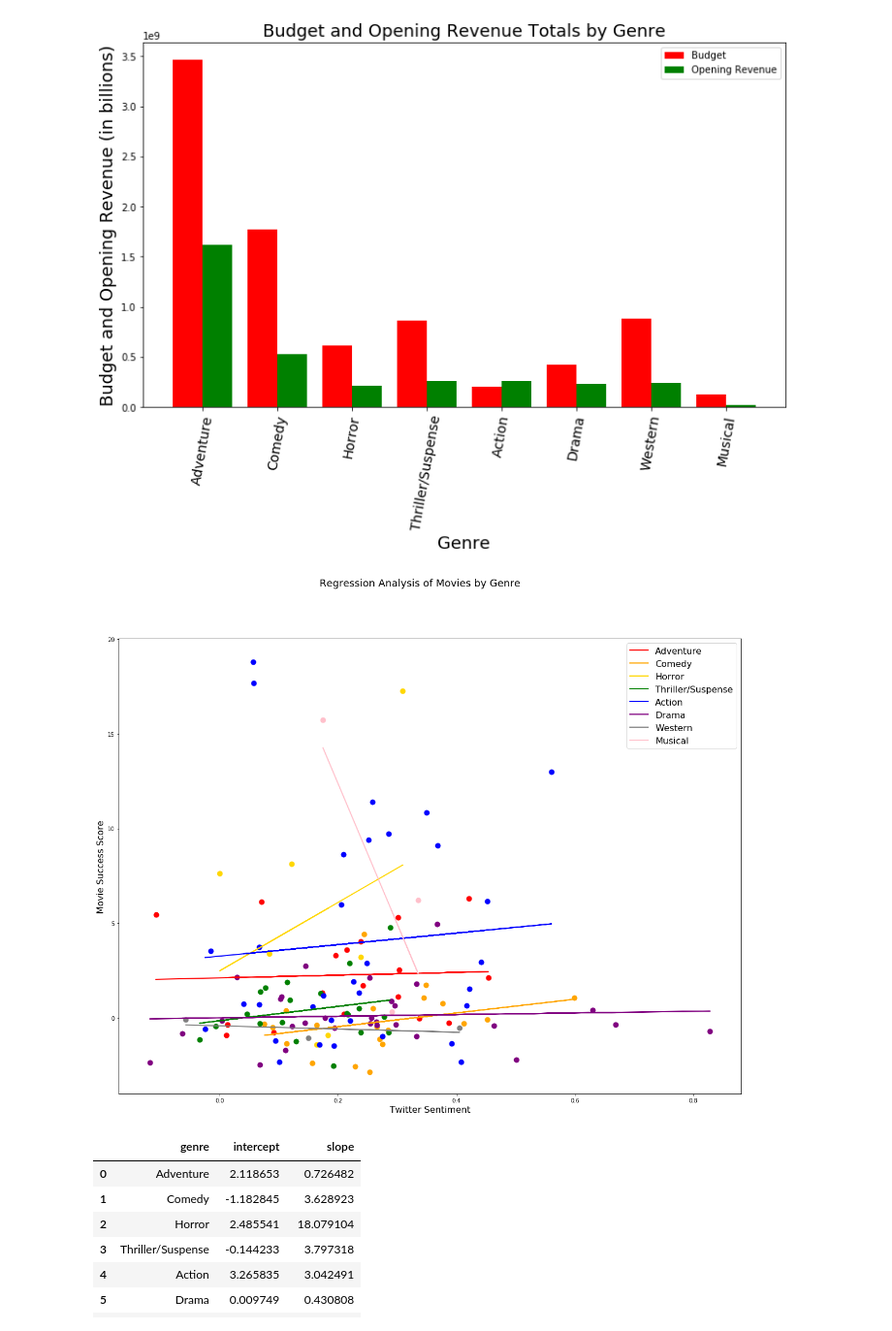
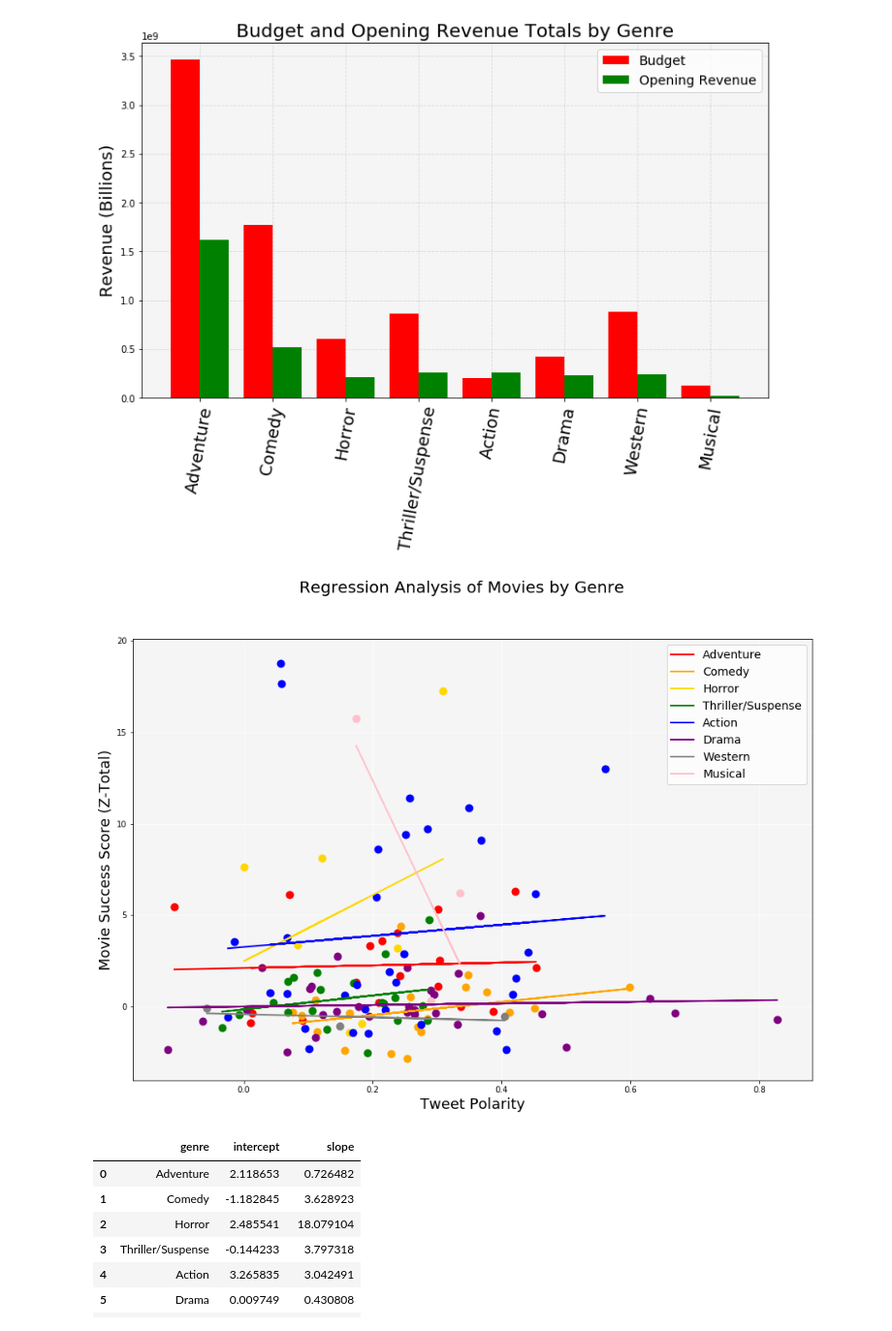
Before and after one commit to Jayleh/dream-reapers, a Jupyter notebook: graphing.ipynb, the cells around one changed output. Shown: that part at 97% size. Saved outputs shown, nothing was run; the diff lists cells and outputs as text; code cells hidden in the pictures.

Commit message:
created plots for prediction daily sentiment, edited plots

```diff
--- a/graphing.ipynb
+++ b/graphing.ipynb
@@ -58,45 +58,61 @@ plt.bar(np.arange(len(groupedSummary))-.20, groupedSummary['budget'], color = "r
 plt.bar(np.arange(len(groupedSummary))+.20, groupedSummary['opening'], color = "green", width = .4, label = "Opening Revenue")
 
 tick_location = np.arange(len(groupedSummary))
-plt.xticks(tick_location, genres, rotation=80, fontsize=14)
+plt.xticks(tick_location, genres, rotation=80, fontsize=18)
 
-plt.title("Budget and Opening Revenue Totals by Genre", fontsize=18)
-plt.xlabel("Genre", fontsize=18)
-plt.ylabel("Budget and Opening Revenue (in billions)", fontsize=18)
+plt.title("Budget and Opening Revenue Totals by Genre", fontsize=20)
+# plt.xlabel("Genre", fontsize=18)
+plt.ylabel("Revenue (Billions)", fontsize=18)
 
-plt.legend()
+plt.legend(fontsize=14)
+
+# Set axes background color
+ax = plt.gca()
+ax.set_facecolor('whitesmoke')
+
+# Insert grid lines and set behind plot elements
+ax.grid(linestyle='--', color='lightgrey', alpha=0.8)
+ax.set_axisbelow(True)
 
 plt.savefig("images/GenreBudgetRevenue.png", bbox_inches="tight")
 plt.show()
 # %% [output]
-[figure, old version]
+[figure, new version]
 # %%
 #2 genre sentiment vs score with regression
 colors = ["red","orange","gold","green","blue","purple","grey","pink","black","brown"]
 g_list = []
 
-fig, gx = plt.subplots(figsize=(20, 15))
+fig, gx = plt.subplots(figsize=(15, 10))
 
 for x in np.arange(len(genres)):
     g = genres[x]
     genre = movie_data_df.loc[(movie_data_df['genre'] == g)]
     (gslope, gintercept, _, _, _) = stats.linregress(genre['compound'], genre['ztotal'])
     gfit = (gslope * genre['compound']) + gintercept
     g_dict = {"genre": g, "slope":gslope, "intercept":gintercept}
     g_list.append(g_dict)
     gx.plot(genre['compound'], gfit, color = colors[x], label = g, linewidth = 2)
     gx.scatter(genre['compound'], genre['ztotal'], s = 100, linewidth=0, marker="o", color=colors[x], label = None)
-    gx.set_ylabel("Movie Success Score", size=16)
-    gx.set_xlabel("Twitter Sentiment", size=16)
-    gx.legend (loc='best', bbox_to_anchor=(1,1), fontsize=16)
-    fig.suptitle('Regression Analysis of Movies by Genre', size=18)
+    gx.set_ylabel("Movie Success Score (Z-Total)", size=18)
+    gx.set_xlabel("Tweet Polarity", size=18)
+    gx.legend (loc='best', bbox_to_anchor=(1,1), fontsize=14)
+    fig.suptitle('Regression Analysis of Movies by Genre', size=20)
 
 g_df = pd.DataFrame(g_list)
 
+# Set axes background color
+ax = plt.gca()
+ax.set_facecolor('whitesmoke')
+
+# Insert grid lines and set behind plot elements
+ax.grid(color='white')
+ax.set_axisbelow(True)
+
 plt.savefig("images/GenreSentimentVsScoreRegression.png")
 plt.show()
 # %% [output]
-[figure, old version]
+[figure, new version]
 # %%
 # Check rate of movie success
 g_df.head(10)
```
Also changed, not shown: parts of 9 cells of this notebook, 13 other files.
